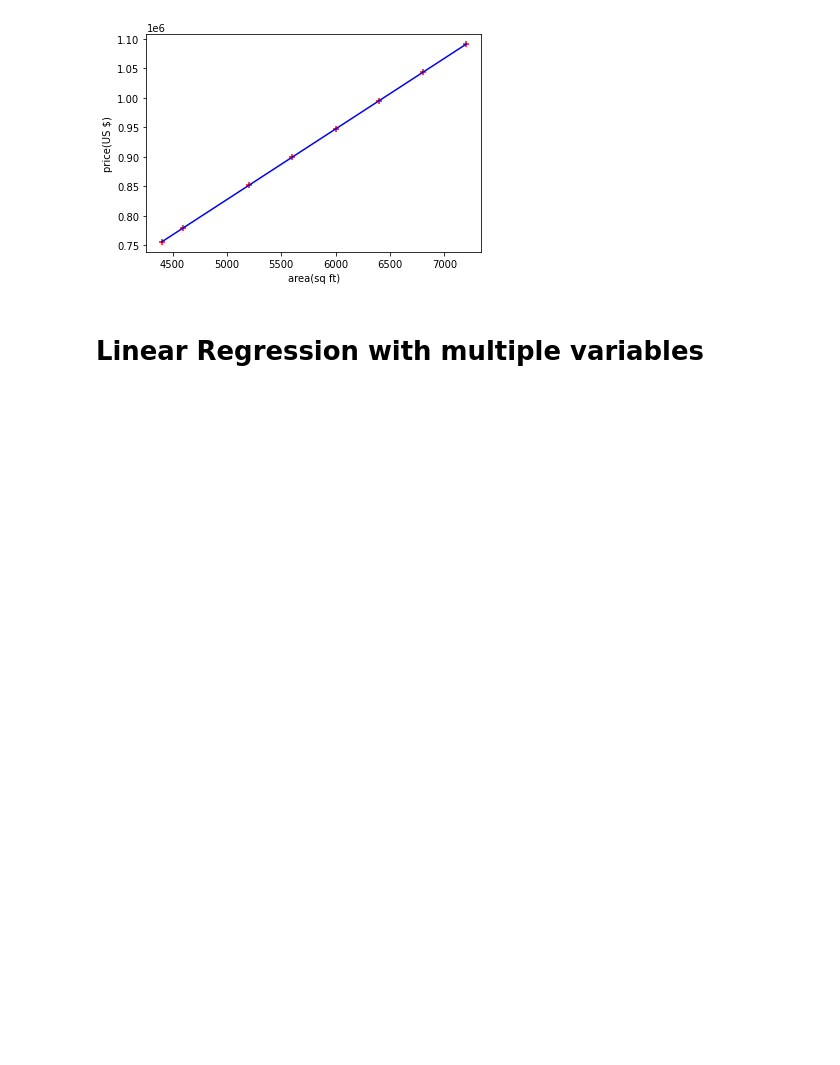
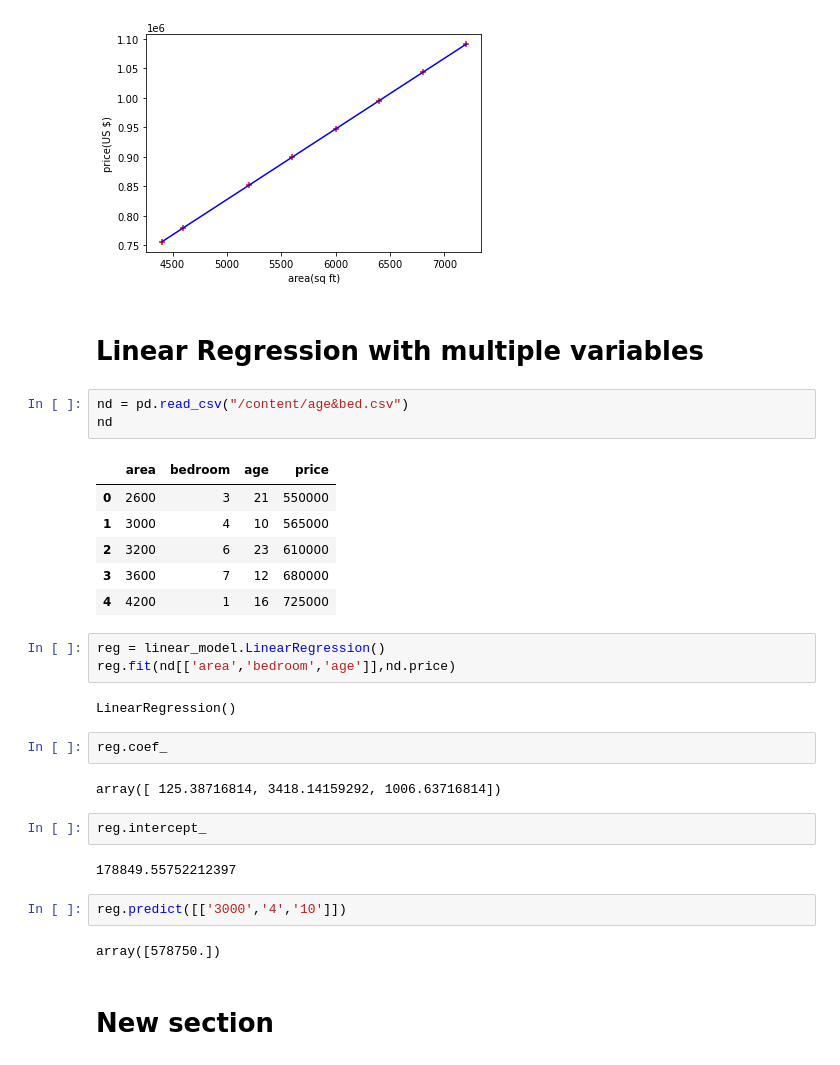
Before and after one commit to Mahesh-Kasabe/Machine-Learning, a Jupyter notebook: Machine_Learning.ipynb, the cells around one changed output. Saved outputs shown, nothing was run; the diff lists cells and outputs as text; blank space fills up the shorter version.

```diff
--- a/Machine_Learning.ipynb
+++ b/Machine_Learning.ipynb
@@ -102,3 +102,32 @@ plt.plot(n.area,reg.predict(n[['area']]), color='blue')
 [figure]
 # %% [markdown]
 # Linear Regression with multiple variables
+# %%
+nd = pd.read_csv("/content/age&bed.csv")
+nd
+# %% [output]
+|  | area | bedroom | age | price |
+| 0 | 2600 | 3 | 21 | 550000 |
+| 1 | 3000 | 4 | 10 | 565000 |
+| 2 | 3200 | 6 | 23 | 610000 |
+| 3 | 3600 | 7 | 12 | 680000 |
+| 4 | 4200 | 1 | 16 | 725000 |
+# %%
+reg = linear_model.LinearRegression()
+reg.fit(nd[['area','bedroom','age']],nd.price)
+# %% [output]
+LinearRegression()
+# %%
+reg.coef_
+# %% [output]
+array([ 125.38716814, 3418.14159292, 1006.63716814])
+# %%
+reg.intercept_
+# %% [output]
+178849.55752212397
+# %%
+reg.predict([['3000','4','10']])
+# %% [output]
+array([578750.])
+# %% [markdown]
+# New section
```
Also changed, not shown: parts of 1 cell of this notebook.
